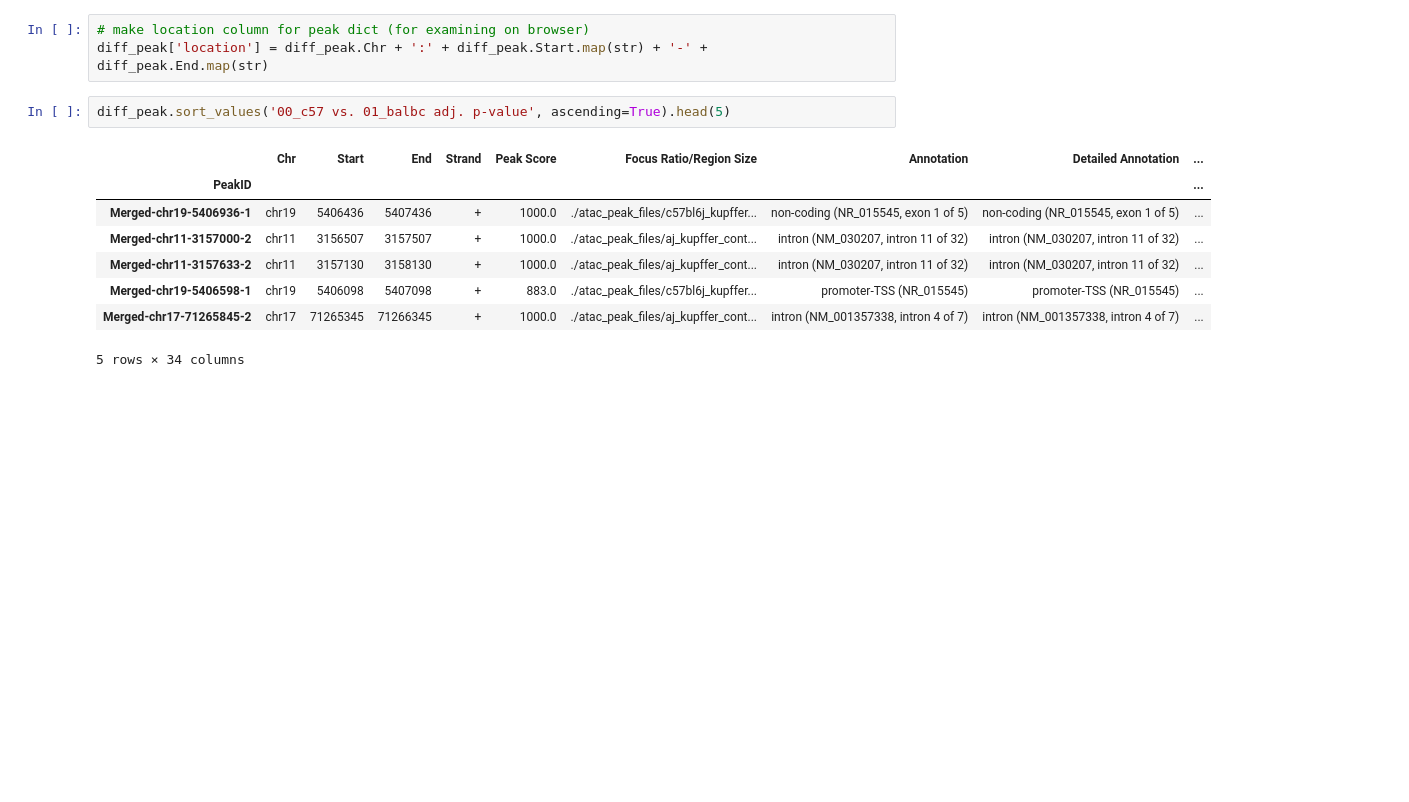
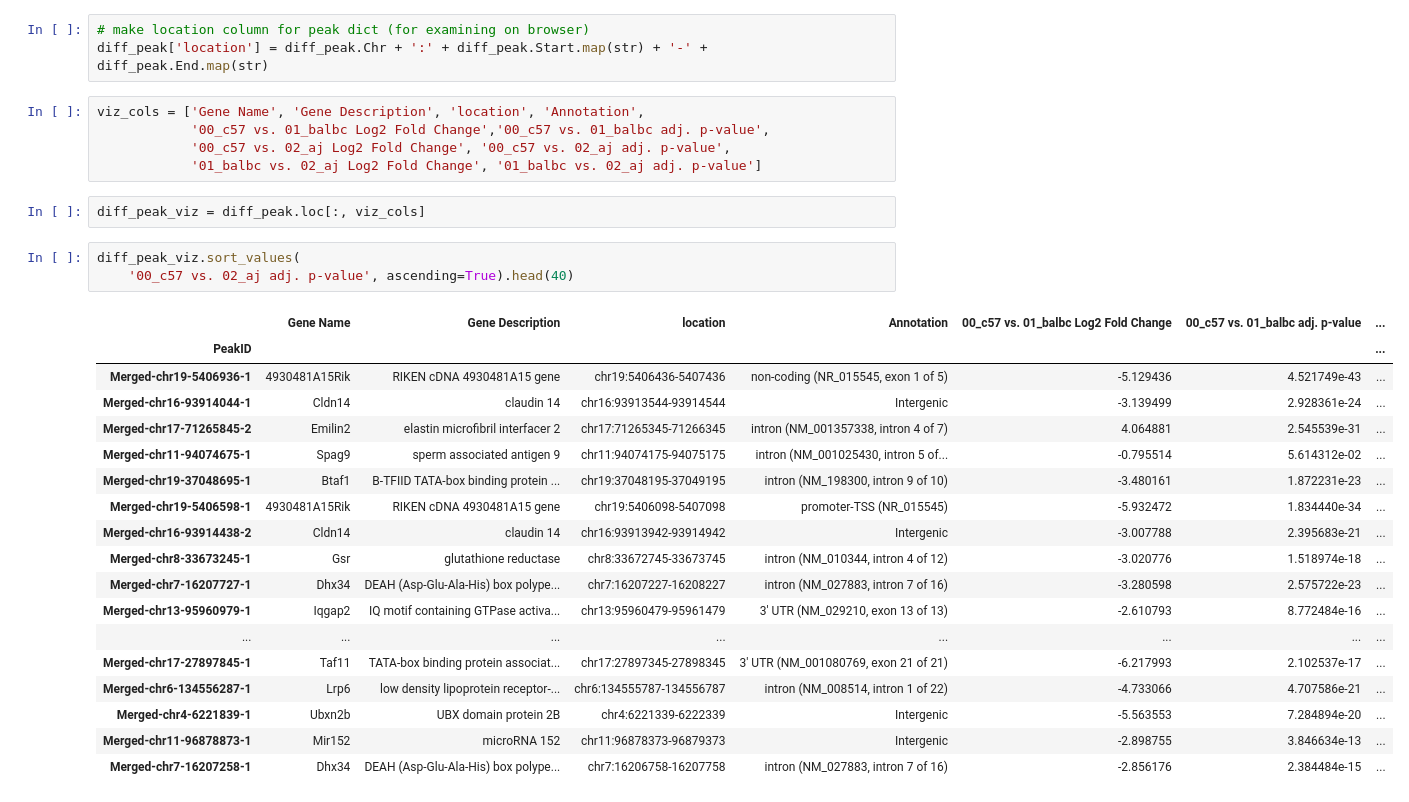
Before and after one commit to HunterBennett/strains, a Jupyter notebook: results/00_Strains_Control_H3K27Ac_03_Differential.ipynb, the cells around one changed output. Saved outputs shown, nothing was run; the diff lists cells and outputs as text; blank space fills up the shorter version.

```diff
--- a/results/00_Strains_Control_H3K27Ac_03_Differential.ipynb
+++ b/results/00_Strains_Control_H3K27Ac_03_Differential.ipynb
@@ -483,14 +462,32 @@ echo 'track name="kupffer_control_young_atac_merged" description="Kupffer Young
 # %%
 # make location column for peak dict (for examining on browser)
 diff_peak['location'] = diff_peak.Chr + ':' + diff_peak.Start.map(str) + '-' + diff_peak.End.map(str)
+# %%
+viz_cols = ['Gene Name', 'Gene Description', 'location', 'Annotation',
+            '00_c57 vs. 01_balbc Log2 Fold Change','00_c57 vs. 01_balbc adj. p-value',
+            '00_c57 vs. 02_aj Log2 Fold Change', '00_c57 vs. 02_aj adj. p-value',
+            '01_balbc vs. 02_aj Log2 Fold Change', '01_balbc vs. 02_aj adj. p-value']
+# %%
+diff_peak_viz = diff_peak.loc[:, viz_cols]
 # %%
-diff_peak.sort_values('00_c57 vs. 01_balbc adj. p-value', ascending=True).head(5)
+diff_peak_viz.sort_values(
+    '00_c57 vs. 02_aj adj. p-value', ascending=True).head(40)
 # %% [output]
-|  | Chr | Start | End | Strand | Peak Score | Focus Ratio/Region Size | Annotation | Detailed Annotation | ... |
-| PeakID |  |  |  |  |  |  |  |  | ... |
-| Merged-chr19-5406936-1 | chr19 | 5406436 | 5407436 | + | 1000.0 | ./atac_peak_files/c57bl6j_kupffer... | non-coding (NR_015545, exon 1 of 5) | non-coding (NR_015545, exon 1 of 5) | ... |
-| Merged-chr11-3157000-2 | chr11 | 3156507 | 3157507 | + | 1000.0 | ./atac_peak_files/aj_kupffer_cont... | intron (NM_030207, intron 11 of 32) | intron (NM_030207, intron 11 of 32) | ... |
-| Merged-chr11-3157633-2 | chr11 | 3157130 | 3158130 | + | 1000.0 | ./atac_peak_files/aj_kupffer_cont... | intron (NM_030207, intron 11 of 32) | intron (NM_030207, intron 11 of 32) | ... |
-| Merged-chr19-5406598-1 | chr19 | 5406098 | 5407098 | + | 883.0 | ./atac_peak_files/c57bl6j_kupffer... | promoter-TSS (NR_015545) | promoter-TSS (NR_015545) | ... |
-| Merged-chr17-71265845-2 | chr17 | 71265345 | 71266345 | + | 1000.0 | ./atac_peak_files/aj_kupffer_cont... | intron (NM_001357338, intron 4 of 7) | intron (NM_001357338, intron 4 of 7) | ... |
+|  | Gene Name | Gene Description | location | Annotation | 00_c57 vs. 01_balbc Log2 Fold Change | 00_c57 vs. 01_balbc adj. p-value | ... |
+| PeakID |  |  |  |  |  |  | ... |
+| Merged-chr19-5406936-1 | 4930481A15Rik | RIKEN cDNA 4930481A15 gene | chr19:5406436-5407436 | non-coding (NR_015545, exon 1 of 5) | -5.129436 | 4.521749e-43 | ... |
+| Merged-chr16-93914044-1 | Cldn14 | claudin 14 | chr16:93913544-93914544 | Intergenic | -3.139499 | 2.928361e-24 | ... |
+| Merged-chr17-71265845-2 | Emilin2 | elastin microfibril interfacer 2 | chr17:71265345-71266345 | intron (NM_001357338, intron 4 of 7) | 4.064881 | 2.545539e-31 | ... |
+| Merged-chr11-94074675-1 | Spag9 | sperm associated antigen 9 | chr11:94074175-94075175 | intron (NM_001025430, intron 5 of... | -0.795514 | 5.614312e-02 | ... |
+| Merged-chr19-37048695-1 | Btaf1 | B-TFIID TATA-box binding protein ... | chr19:37048195-37049195 | intron (NM_198300, intron 9 of 10) | -3.480161 | 1.872231e-23 | ... |
+| Merged-chr19-5406598-1 | 4930481A15Rik | RIKEN cDNA 4930481A15 gene | chr19:5406098-5407098 | promoter-TSS (NR_015545) | -5.932472 | 1.834440e-34 | ... |
+| Merged-chr16-93914438-2 | Cldn14 | claudin 14 | chr16:93913942-93914942 | Intergenic | -3.007788 | 2.395683e-21 | ... |
+| Merged-chr8-33673245-1 | Gsr | glutathione reductase | chr8:33672745-33673745 | intron (NM_010344, intron 4 of 12) | -3.020776 | 1.518974e-18 | ... |
+| Merged-chr7-16207727-1 | Dhx34 | DEAH (Asp-Glu-Ala-His) box polype... | chr7:16207227-16208227 | intron (NM_027883, intron 7 of 16) | -3.280598 | 2.575722e-23 | ... |
+| Merged-chr13-95960979-1 | Iqgap2 | IQ motif containing GTPase activa... | chr13:95960479-95961479 | 3' UTR (NM_029210, exon 13 of 13) | -2.610793 | 8.772484e-16 | ... |
+| ... | ... | ... | ... | ... | ... | ... | ... |
+| Merged-chr17-27897845-1 | Taf11 | TATA-box binding protein associat... | chr17:27897345-27898345 | 3' UTR (NM_001080769, exon 21 of 21) | -6.217993 | 2.102537e-17 | ... |
+| Merged-chr6-134556287-1 | Lrp6 | low density lipoprotein receptor-... | chr6:134555787-134556787 | intron (NM_008514, intron 1 of 22) | -4.733066 | 4.707586e-21 | ... |
+| Merged-chr4-6221839-1 | Ubxn2b | UBX domain protein 2B | chr4:6221339-6222339 | Intergenic | -5.563553 | 7.284894e-20 | ... |
+| Merged-chr11-96878873-1 | Mir152 | microRNA 152 | chr11:96878373-96879373 | Intergenic | -2.898755 | 3.846634e-13 | ... |
+| Merged-chr7-16207258-1 | Dhx34 | DEAH (Asp-Glu-Ala-His) box polype... | chr7:16206758-16207758 | intron (NM_027883, intron 7 of 16) | -2.856176 | 2.384484e-15 | ... |
-5 rows × 34 columns
```
Also changed, not shown: parts of 1 cell of this notebook, 5 other files.
